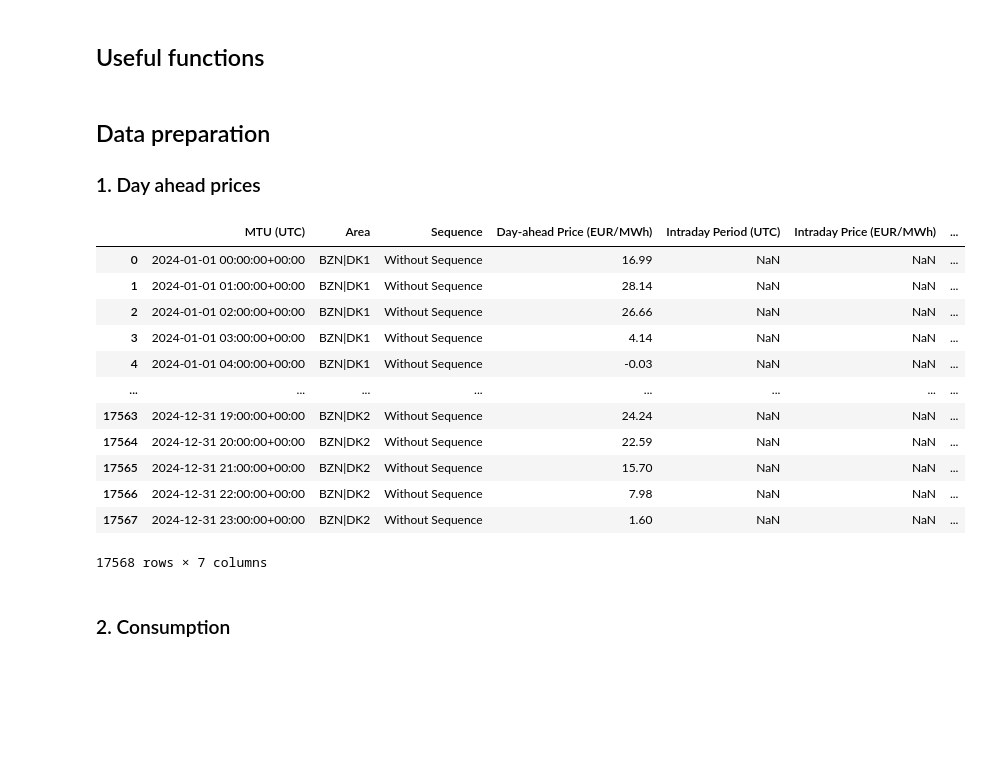
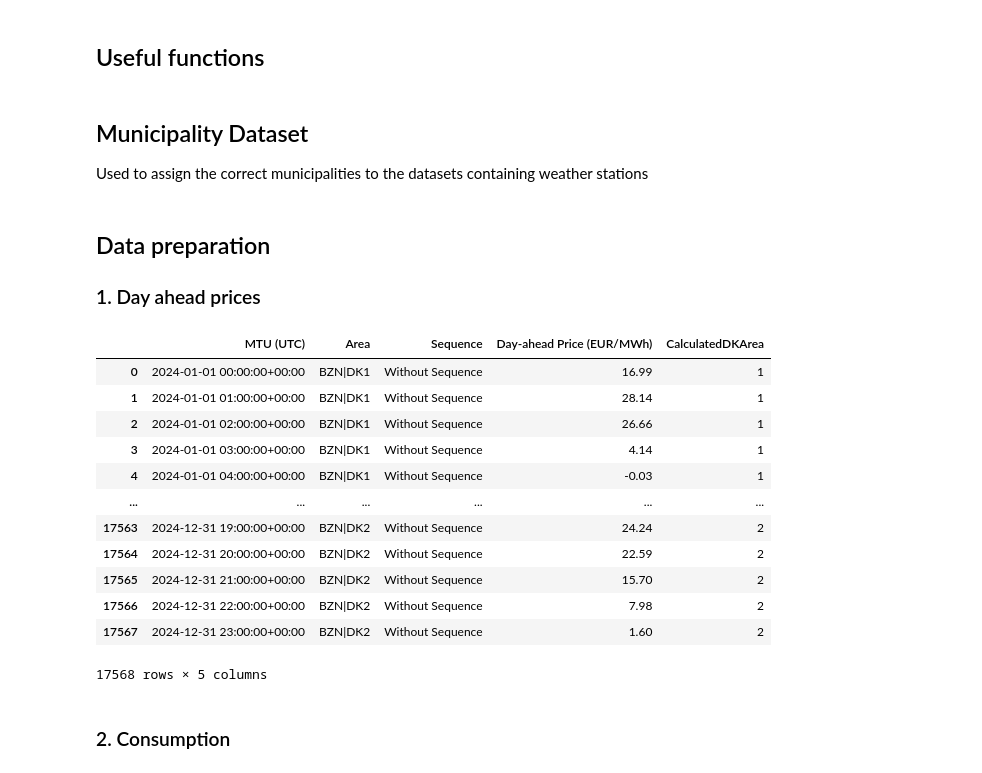
Before and after one commit to The-European-Avengers/BigDataProject, a Jupyter notebook: price_prediction.ipynb, the cells around one changed output. Saved outputs shown, nothing was run; the diff lists cells and outputs as text; code cells hidden in the pictures; blank space fills up the shorter version.

```diff
--- a/price_prediction.ipynb
+++ b/price_prediction.ipynb
@@ -12,6 +12,26 @@ import numpy as np
 ## Useful functions
 # %%
 def normalize_datetime(df, colname):
+    """Converts a datetime column to a UTC datetime column."""
     df = df.rename(columns={colname: 'datetime'})
     df['datetime'] = pd.to_datetime(df['datetime'], utc=True, errors='coerce')
     return df
+
+def calculate_dk_area(row, area_column, area_type):
+    """Calculates the dk area for a given column."""
+    try:
+        if area_type == 'area':
+            return str(row[area_column])[6]
+        elif area_type == 'municipality':
+            return "1" if int(row[area_column]) > 400 else "2"
+        elif area_type == 'longitude':
+            val = row[area_column]
+            if pd.isnull(val):
+                return None
+            try:
+                val = float(val)
+                return '1' if val < 11 else '2'
+            except ValueError:
+                return None
+    except Exception:
+        return None
@@ -36,3 +38,6 @@ def calculate_dk_area(row, area_column, area_type):
+# %% [markdown]
+## Municipality Dataset
+Used to assign the correct municipalities to the datasets containing weather stations
 # %%
 # Load the municipality coordinates dataset
 municipality_to_coordinates = pd.read_csv('municipality_codes_to_coordinates.csv')
@@ -63,31 +68,32 @@ def calculate_municipality_code(row):
 
 ### 1. Day ahead prices
 # %%
-# day_ahead1 = pd.read_csv('DayAheadPrices/DayAheadPrices_DK1_202401010000-202501010000.csv')
-# day_ahead2 = pd.read_csv('DayAheadPrices/DayAheadPrices_DK2_202401010000-202501010000.csv')
-day_ahead1 = pd.read_csv('https://raw.githubusercontent.com/The-European-Avengers/BigDataProject/main/DayAheadPrices/DayAheadPrices_DK1_202401010000-202501010000.csv')
-day_ahead2 = pd.read_csv('https://raw.githubusercontent.com/The-European-Avengers/BigDataProject/main/DayAheadPrices/DayAheadPrices_DK2_202401010000-202501010000.csv')
+day_ahead1 = pd.read_csv('DayAheadPrices/DayAheadPrices_DK1_202401010000-202501010000.csv')
+day_ahead2 = pd.read_csv('DayAheadPrices/DayAheadPrices_DK2_202401010000-202501010000.csv')
+# day_ahead1 = pd.read_csv('https://raw.githubusercontent.com/The-European-Avengers/BigDataProject/main/DayAheadPrices/DayAheadPrices_DK1_202401010000-202501010000.csv')
+# day_ahead2 = pd.read_csv('https://raw.githubusercontent.com/The-European-Avengers/BigDataProject/main/DayAheadPrices/DayAheadPrices_DK2_202401010000-202501010000.csv')
 day_ahead = pd.concat([day_ahead1, day_ahead2], ignore_index=True)
+day_ahead = day_ahead.drop(columns=['Intraday Period (UTC)', 'Intraday Price (EUR/MWh)'])
 
 day_ahead['MTU (UTC)'] = day_ahead['MTU (UTC)'].str.split(' - ').str[1]
 day_ahead['MTU (UTC)'] = pd.to_datetime(day_ahead['MTU (UTC)'], format='%d/%m/%Y %H:%M:%S', utc=True)
 day_ahead['CalculatedDKArea'] = day_ahead.apply(lambda row: calculate_dk_area(row, 'Area', 'area'), axis=1)
 
 display(day_ahead)
 # %% [output]
-|  | MTU (UTC) | Area | Sequence | Day-ahead Price (EUR/MWh) | Intraday Period (UTC) | Intraday Price (EUR/MWh) | ... |
-| 0 | 2024-01-01 00:00:00+00:00 | BZN|DK1 | Without Sequence | 16.99 | NaN | NaN | ... |
-| 1 | 2024-01-01 01:00:00+00:00 | BZN|DK1 | Without Sequence | 28.14 | NaN | NaN | ... |
-| 2 | 2024-01-01 02:00:00+00:00 | BZN|DK1 | Without Sequence | 26.66 | NaN | NaN | ... |
-| 3 | 2024-01-01 03:00:00+00:00 | BZN|DK1 | Without Sequence | 4.14 | NaN | NaN | ... |
-| 4 | 2024-01-01 04:00:00+00:00 | BZN|DK1 | Without Sequence | -0.03 | NaN | NaN | ... |
-| ... | ... | ... | ... | ... | ... | ... | ... |
-| 17563 | 2024-12-31 19:00:00+00:00 | BZN|DK2 | Without Sequence | 24.24 | NaN | NaN | ... |
-| 17564 | 2024-12-31 20:00:00+00:00 | BZN|DK2 | Without Sequence | 22.59 | NaN | NaN | ... |
-| 17565 | 2024-12-31 21:00:00+00:00 | BZN|DK2 | Without Sequence | 15.70 | NaN | NaN | ... |
-| 17566 | 2024-12-31 22:00:00+00:00 | BZN|DK2 | Without Sequence | 7.98 | NaN | NaN | ... |
-| 17567 | 2024-12-31 23:00:00+00:00 | BZN|DK2 | Without Sequence | 1.60 | NaN | NaN | ... |
+|  | MTU (UTC) | Area | Sequence | Day-ahead Price (EUR/MWh) | CalculatedDKArea |
+| 0 | 2024-01-01 00:00:00+00:00 | BZN|DK1 | Without Sequence | 16.99 | 1 |
+| 1 | 2024-01-01 01:00:00+00:00 | BZN|DK1 | Without Sequence | 28.14 | 1 |
+| 2 | 2024-01-01 02:00:00+00:00 | BZN|DK1 | Without Sequence | 26.66 | 1 |
+| 3 | 2024-01-01 03:00:00+00:00 | BZN|DK1 | Without Sequence | 4.14 | 1 |
+| 4 | 2024-01-01 04:00:00+00:00 | BZN|DK1 | Without Sequence | -0.03 | 1 |
+| ... | ... | ... | ... | ... | ... |
+| 17563 | 2024-12-31 19:00:00+00:00 | BZN|DK2 | Without Sequence | 24.24 | 2 |
+| 17564 | 2024-12-31 20:00:00+00:00 | BZN|DK2 | Without Sequence | 22.59 | 2 |
+| 17565 | 2024-12-31 21:00:00+00:00 | BZN|DK2 | Without Sequence | 15.70 | 2 |
+| 17566 | 2024-12-31 22:00:00+00:00 | BZN|DK2 | Without Sequence | 7.98 | 2 |
+| 17567 | 2024-12-31 23:00:00+00:00 | BZN|DK2 | Without Sequence | 1.60 | 2 |
-17568 rows × 7 columns
+17568 rows × 5 columns
 # %% [markdown]
 ### 2. Consumption
 # %%
```
Also changed, not shown: parts of 6 cells of this notebook.
